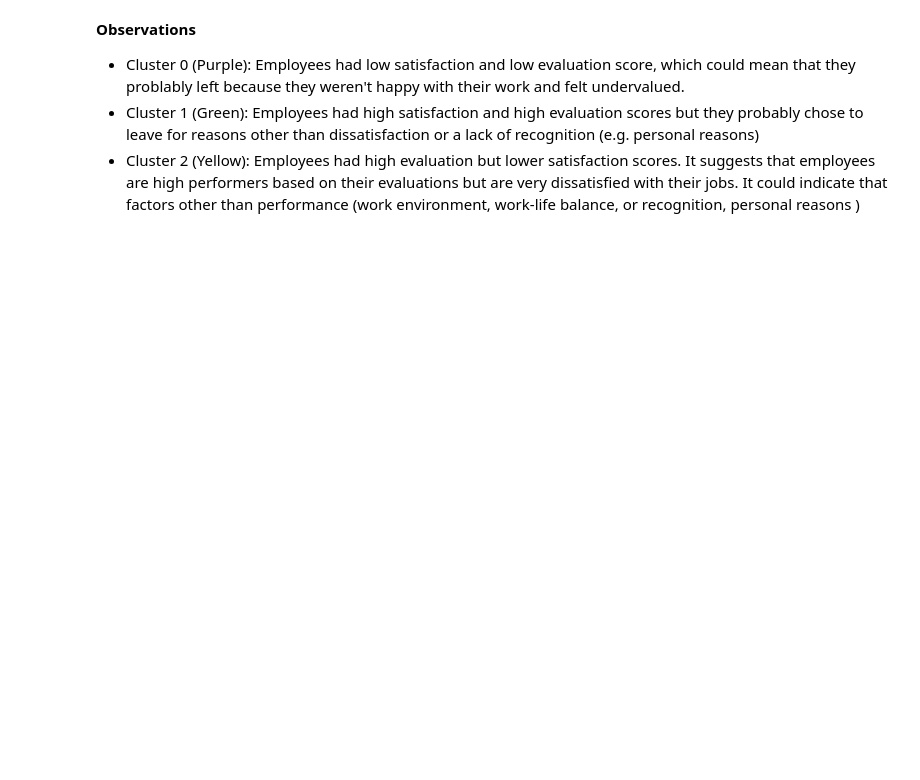
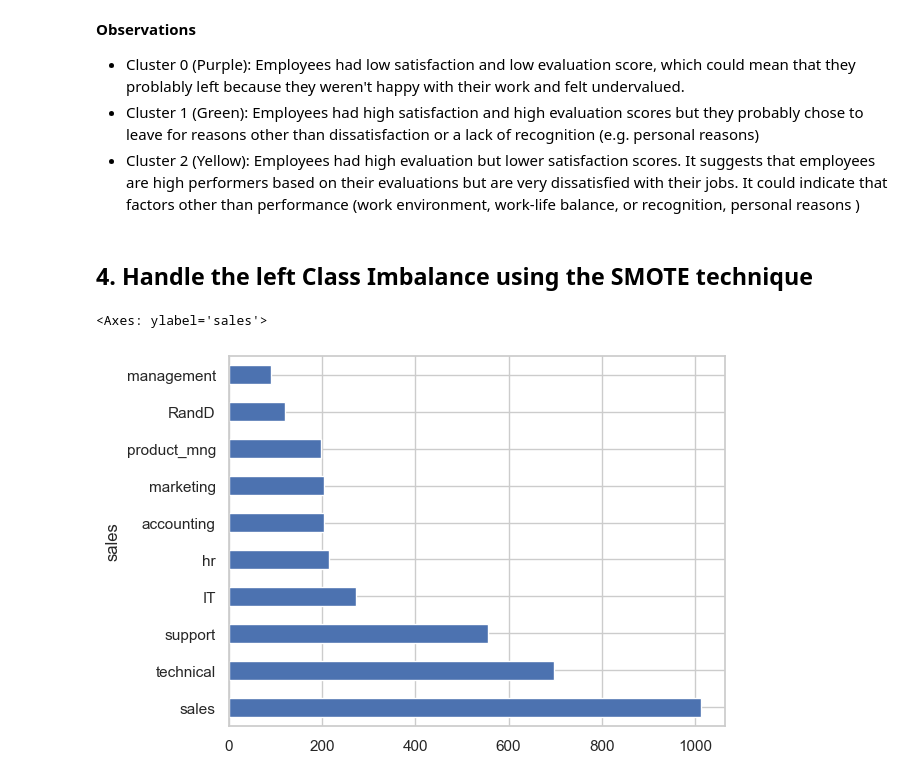
Before and after one commit to karmenatwork/4_CB_employees_turnover, a Jupyter notebook: main.ipynb, the cells around one changed output. Drawn from its saved outputs; the diff is of its cells as text; code cells hidden in the pictures; blank space fills up the shorter version.

```diff
--- a/main.ipynb
+++ b/main.ipynb
@@ -358,22 +351,20 @@ from sklearn.preprocessing import StandardScaler
 from sklearn.cluster import KMeans
 # %%
 # Filter the dataset for employees who left
-df_left = df[df['left'] == 1]
-
+left_df = df[df['left'] == 1]
 # Select relevant columns
-data = df_left[['satisfaction_level', 'last_evaluation']]
-
+data = left_df.loc[:, ('satisfaction_level', 'last_evaluation')]
 # Standardize the data
 scaler = StandardScaler()
 data_scaled = scaler.fit_transform(data)
 
 # Apply K-Means clustering
 kmeans = KMeans(n_clusters=3, random_state=42)
-df_left['cluster'] = kmeans.fit_predict(data_scaled)
+left_df['cluster'] = kmeans.fit_predict(data_scaled)
 
 # Visualize the clusters
 plt.figure(figsize=(10, 6))
-sns.scatterplot(x='satisfaction_level', y='last_evaluation', hue='cluster', data=df_left, palette='viridis')
+sns.scatterplot(x='satisfaction_level', y='last_evaluation', hue='cluster', data=left_df, palette='viridis')
 plt.title('Clustering of Employees Who Left Based on Satisfaction and Evaluation')
 plt.xlabel('Satisfaction Level')
 plt.ylabel('Last Evaluation')
@@ -390,3 +374,5 @@ __Observations__
 - Cluster 0 (Purple):  Employees had low satisfaction and low evaluation score, which could mean that they problably left because they weren't happy with their work and felt undervalued.
 - Cluster 1 (Green): Employees had high satisfaction and high evaluation scores but they probably chose to leave for reasons other than dissatisfaction or a lack of recognition (e.g. personal reasons)
 - Cluster 2 (Yellow): Employees had high evaluation but lower satisfaction scores. It suggests that employees are high performers based on their evaluations but are very dissatisfied with their jobs. It could indicate that factors other than performance (work environment, work-life balance, or recognition, personal reasons )
+# %% [markdown]
+## 4. Handle the left Class Imbalance using the SMOTE technique
@@ -392,0 +381,6 @@ __Observations__
+# %%
+# Check imbalance
+left_df.sales.value_counts().plot.barh()
+# %% [output]
+<Axes: ylabel='sales'>
+[figure, added]
```
Also changed, not shown: parts of 23 cells of this notebook.
